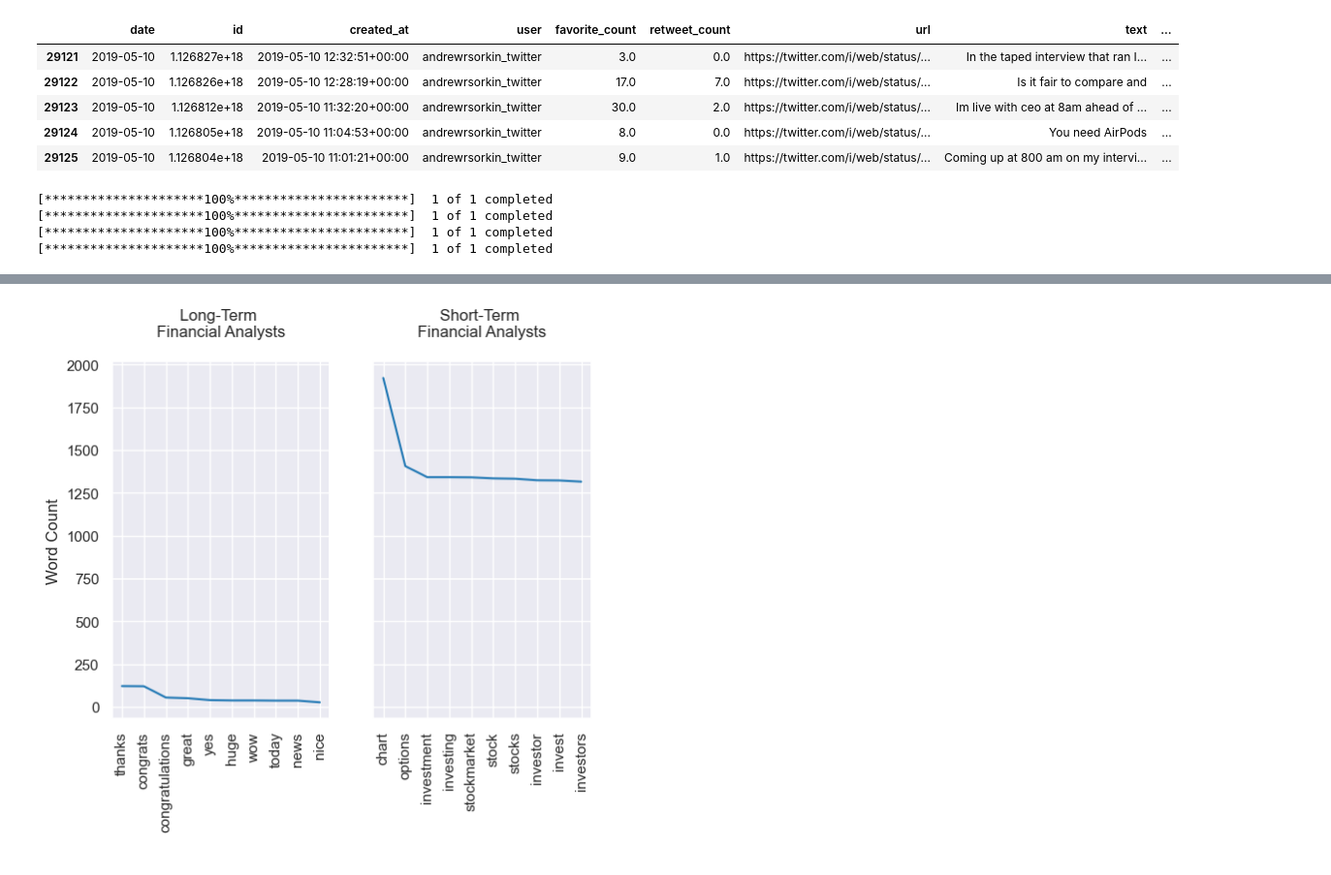
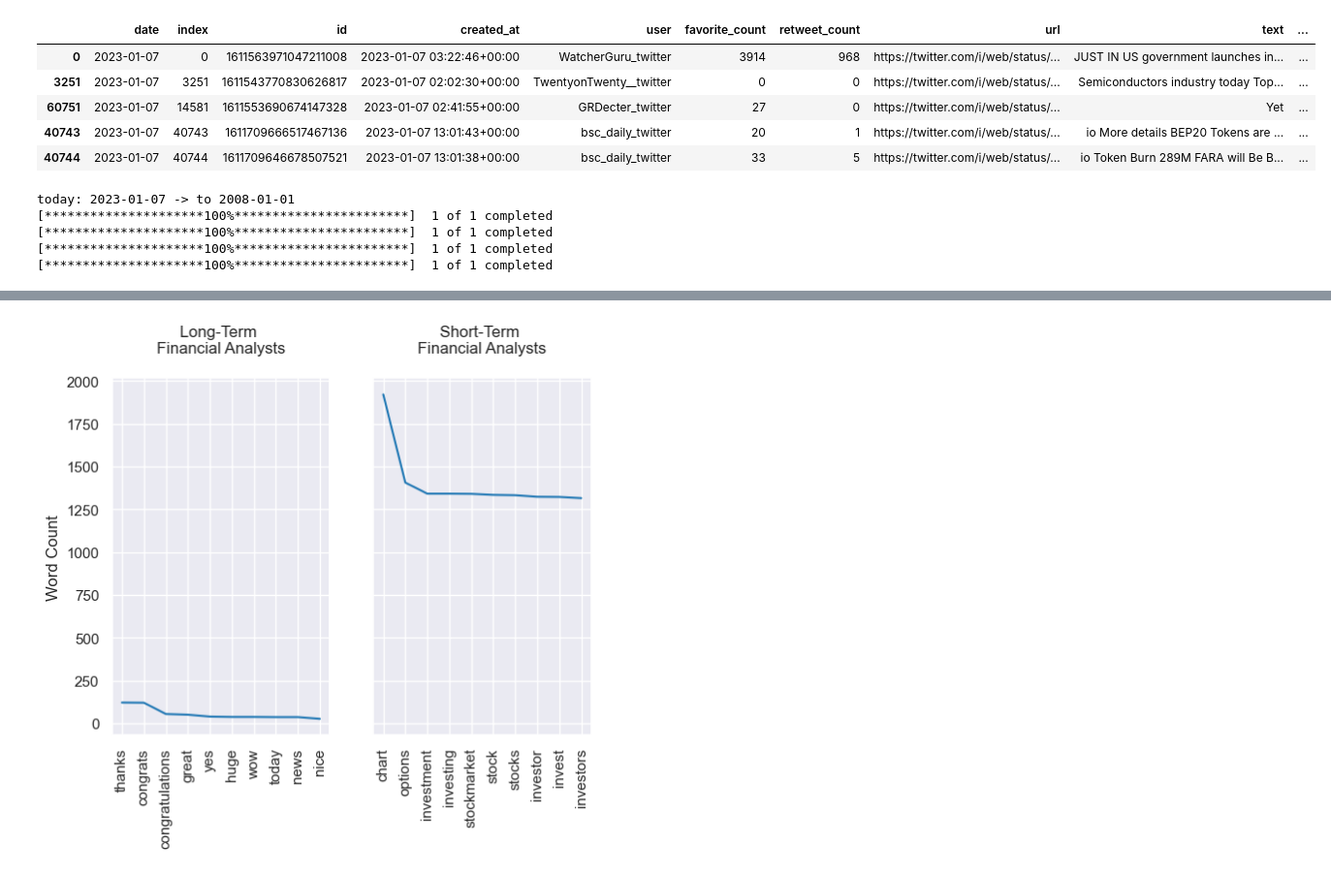
Before and after one commit to KeatonSpiller/Sentiment_Analysis, a Jupyter notebook: Stock_Market/scripts/TwitterBot.ipynb, the cells around one changed output, grey strips where cells are left out. Shown: that part at 97% size. Drawn from its saved outputs; the diff is of its cells as text; code cells hidden in the pictures.

Commit message:
dtype fix, and basic Linear Model.

```diff
--- a/Stock_Market/scripts/TwitterBot.ipynb
+++ b/Stock_Market/scripts/TwitterBot.ipynb
@@ -179,7 +210,7 @@ def sentence_word_probability(all_word_count, series_text):
     for i, sentence in enumerate(series_text):
         word_probability = {}
         probability_list = []
-        probability_value = 0
+        probability_value = 0.0
         if( type(sentence) == list ):
             for word in sentence:
                 if( sentence != ''):
@@ -196,15 +227,22 @@ def sentence_word_probability(all_word_count, series_text):
                     print(word)
         sentence_list.append(probability_list)
         # n is the length of probabilities in each individual sentence
-        n = len(probability_list)
+        n = float(len(probability_list))
         # N is the length of every word in the dictionary of all words used
-        N = len(keys)
+        N = float(len(keys))
         # divide the added probabilities all words in a sentence by total probabilities in each sentence and total words
         total_probability.append(probability_value)
-        prob2 = np.divide(probability_value, n)
+        prob2 = np.divide(probability_value, n, out=np.zeros_like(probability_value), where=n!=0)
         total_probability2.append(prob2)
-        prob3 = np.divide(prob2, N)
+        prob3 = np.divide(prob2, N, out=np.zeros_like(prob2), where=N!=0)
         total_probability3.append(prob3)
+
+        # zero example 0.000025 / 25
+        # >>> a = np.array([-1, 0, 1, 2, 3], dtype=float)
+        # >>> b = np.array([ 0, 0, 0, 2, 2], dtype=float)
+        # # If you don't pass `out` the indices where (b == 0) will be uninitialized!
+        # >>> c = np.divide(a, b, out=np.zeros_like(a), where=b!=0)
+
     return sentence_list, total_probability, total_probability2, total_probability3
 # %%
 # Download User's into csv spreadsheets
@@ -230,8 +266,7 @@ user_download(long_term, 'long_term', column_list)
 # %%
 # Merge groups of users and merge everything
-column_list_merge = ['id','created_at','user','favorite_count','retweet_count','url','text']
-df_short_term = merge_files('short_term',column_list_merge, display = 0)
-df_long_term = merge_files('long_term',column_list_merge, display = 0)
-df_all = merge_all('all_merged', column_list_merge, display = 0)
+df_short_term = merge_files('short_term', display = 0)
+df_long_term = merge_files('long_term', display = 0)
+df_all = merge_all('all_merged', display = 0)
 # %% [output]
 size of merged data sets of short_term: (46170, 7)
@@ -284,38 +317,40 @@ all_count = df_all_words3.value_counts()
 # total_probability3 = total_probability2 / count of all words in dictionary of all_count
 sentence_list, total_probability, total_probability2, total_probability3 = sentence_word_probability(all_count, df_all_words)
 # %%
-df_all_prob = df_all
-df_all_prob['frequency of words'] = sentence_list
-df_all_prob['sum of sentence frequency'] = total_probability
-df_all_prob['sum of sentence frequency / words in sentence'] = total_probability2
-df_all_prob['probability of sentence normalized by all words'] = total_probability3
+df_all_prob = df_all.reset_index()
+df_all_prob['frequency'] = sentence_list
+df_all_prob['sum_of_sentence_frequency'] = total_probability
+df_all_prob['probability'] = total_probability2
+df_all_prob['normalized_probability'] = total_probability3
 df_all_prob = df_all_prob.dropna()
 df_all_prob.insert(loc = 0, column = 'date', value = pd.to_datetime(df_all_prob['created_at']).dt.date.astype('datetime64[ns]'))
+df_all_prob = df_all_prob.sort_values(by=['date'], ascending=False)
 # %%
-df_all_prob.tail()
+df_all_prob.head()
 # %% [output]
-|  | date | id | created_at | user | favorite_count | retweet_count | url | text | ... |
-| 29121 | 2019-05-10 | 1.126827e+18 | 2019-05-10 12:32:51+00:00 | andrewrsorkin_twitter | 3.0 | 0.0 | https://twitter.com/i/web/status/... | In the taped interview that ran I... | ... |
-| 29122 | 2019-05-10 | 1.126826e+18 | 2019-05-10 12:28:19+00:00 | andrewrsorkin_twitter | 17.0 | 7.0 | https://twitter.com/i/web/status/... | Is it fair to compare and | ... |
-| 29123 | 2019-05-10 | 1.126812e+18 | 2019-05-10 11:32:20+00:00 | andrewrsorkin_twitter | 30.0 | 2.0 | https://twitter.com/i/web/status/... | Im live with ceo at 8am ahead of ... | ... |
-| 29124 | 2019-05-10 | 1.126805e+18 | 2019-05-10 11:04:53+00:00 | andrewrsorkin_twitter | 8.0 | 0.0 | https://twitter.com/i/web/status/... | You need AirPods | ... |
-| 29125 | 2019-05-10 | 1.126804e+18 | 2019-05-10 11:01:21+00:00 | andrewrsorkin_twitter | 9.0 | 1.0 | https://twitter.com/i/web/status/... | Coming up at 800 am on my intervi... | ... |
+|  | date | index | id | created_at | user | favorite_count | retweet_count | url | text | ... |
+| 0 | 2023-01-07 | 0 | 1611563971047211008 | 2023-01-07 03:22:46+00:00 | WatcherGuru_twitter | 3914 | 968 | https://twitter.com/i/web/status/... | JUST IN US government launches in... | ... |
+| 3251 | 2023-01-07 | 3251 | 1611543770830626817 | 2023-01-07 02:02:30+00:00 | TwentyonTwenty__twitter | 0 | 0 | https://twitter.com/i/web/status/... | Semiconductors industry today Top... | ... |
+| 60751 | 2023-01-07 | 14581 | 1611553690674147328 | 2023-01-07 02:41:55+00:00 | GRDecter_twitter | 27 | 0 | https://twitter.com/i/web/status/... | Yet | ... |
+| 40743 | 2023-01-07 | 40743 | 1611709666517467136 | 2023-01-07 13:01:43+00:00 | bsc_daily_twitter | 20 | 1 | https://twitter.com/i/web/status/... | io More details BEP20 Tokens are ... | ... |
+| 40744 | 2023-01-07 | 40744 | 1611709646678507521 | 2023-01-07 13:01:38+00:00 | bsc_daily_twitter | 33 | 5 | https://twitter.com/i/web/status/... | io Token Burn 289M FARA will Be B... | ... |
 # %%
-# downlod an index fund and merge at the created_at date
-
+# downloding index fund's or stock tickers
+how_far_back = '2008-01-01'
 today = date.today()
-
+print(f'today: {today} -> to {how_far_back}')
 # List of S&P 500 Companies
 # table = pd.read_html('https://en.wikipedia.org/wiki/List_of_S%26P_500_companies')
 # df = table[0]
 # stockdata = df['Symbol'].to_list()
 # full_stock_data = yf.download(stockdata, '2020-01-01', today)
 
-SandP_500_df = yf.download('^GSPC', '2018-01-01', today)
-NASDAQ_df = yf.download('^IXIC', '2018-01-01', today)
-DOW_JONES_df = yf.download('^DJI', '2018-01-01', today)
-RUSSEL_df = yf.download('^RUT', '2018-01-01', today)
+SandP_500_df = yf.download('^GSPC', how_far_back, today, interval = '1d').resample('D').ffill()
+NASDAQ_df = yf.download('^IXIC', how_far_back, today, interval = '1d').resample('D').ffill()
+DOW_JONES_df = yf.download('^DJI', how_far_back, today, interval = '1d').resample('D').ffill()
+RUSSEL_df = yf.download('^RUT', how_far_back, today, interval = '1d').resample('D').ffill()
 # %% [output]
+today: 2023-01-07 -> to 2008-01-01
 [*********************100%***********************]  1 of 1 completed
 [*********************100%***********************]  1 of 1 completed
 [*********************100%***********************]  1 of 1 completed
```
Also changed, not shown: parts of 17 cells of this notebook, 36 other files.
